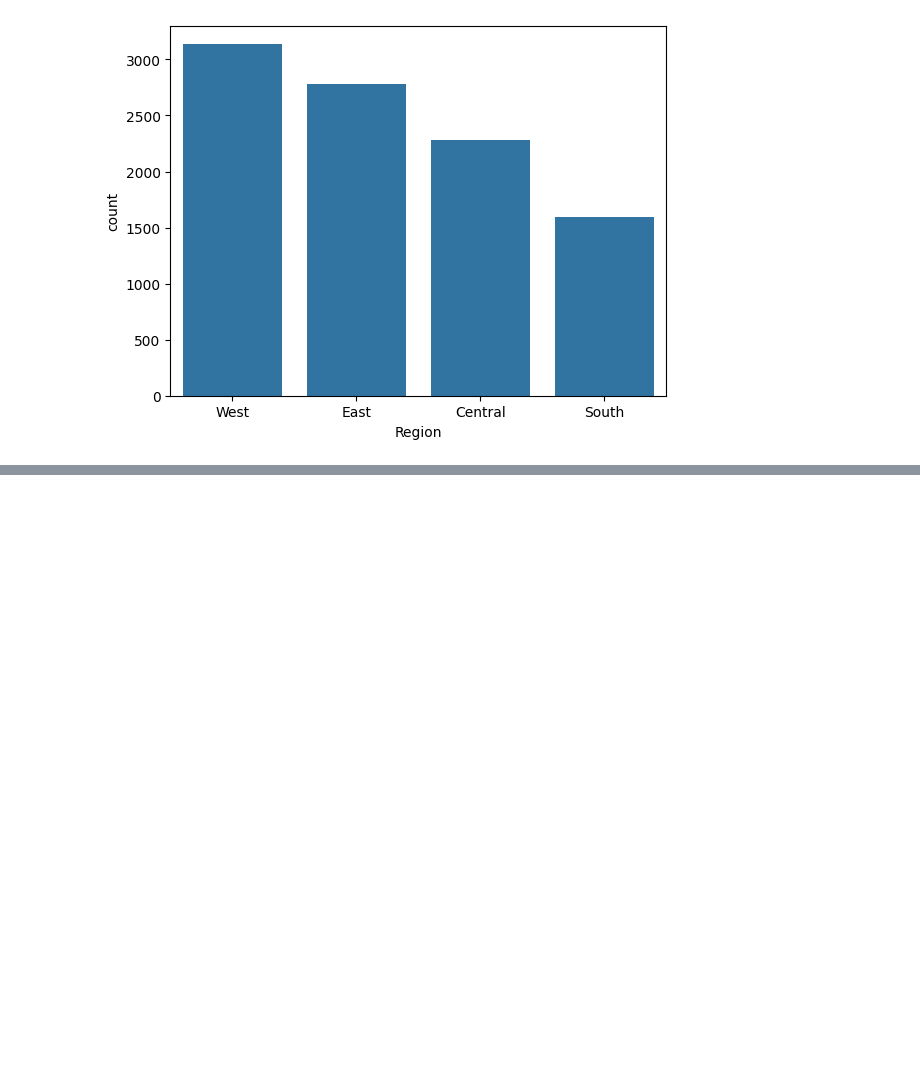
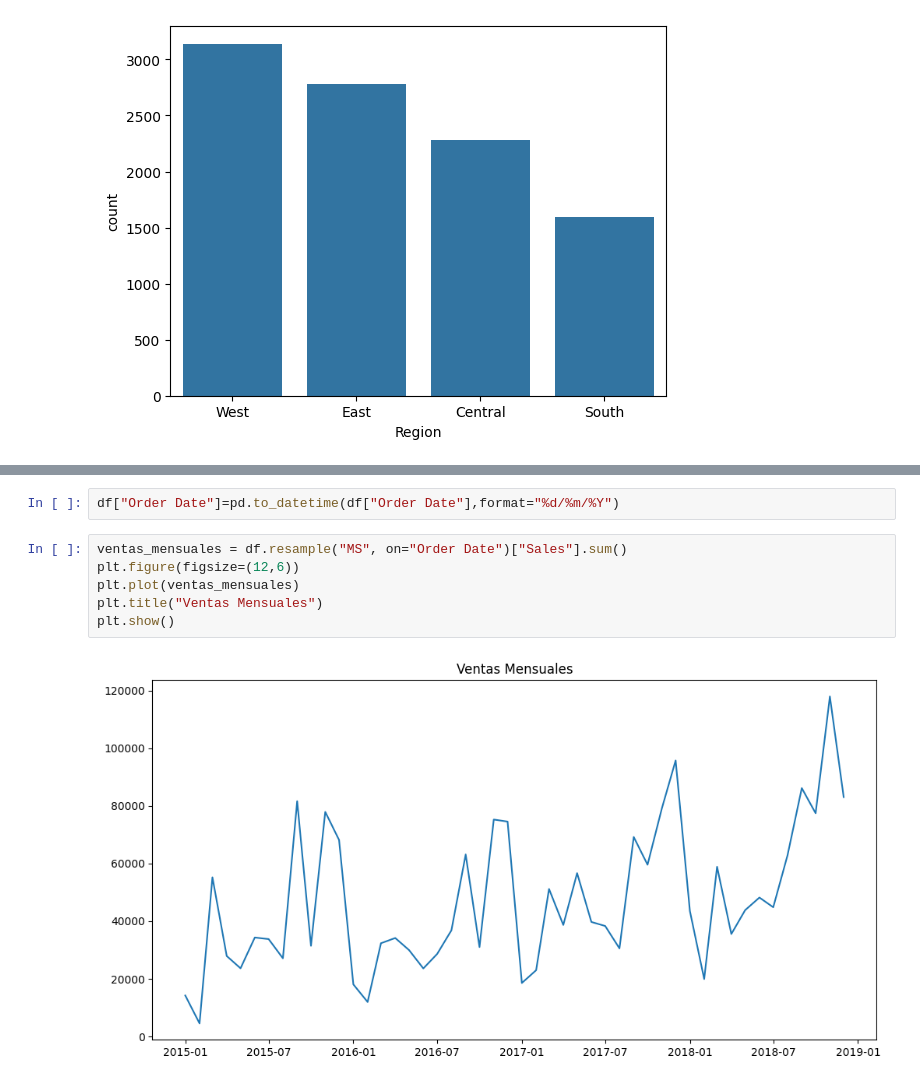
Before and after one commit to snoopynwn/analisis_de_datos_simple, a Jupyter notebook: analisis.ipynb, the cells around one changed output, grey strips where cells are left out. Saved outputs shown, nothing was run; the diff lists cells and outputs as text; blank space fills up the shorter version.

```diff
--- a/analisis.ipynb
+++ b/analisis.ipynb
@@ -258,0 +274,10 @@ sns.barplot(x=ventas_por_region.index,y=ventas_por_region)
+# %%
+df["Order Date"]=pd.to_datetime(df["Order Date"],format="%d/%m/%Y")
+# %%
+ventas_mensuales = df.resample("MS", on="Order Date")["Sales"].sum()
+plt.figure(figsize=(12,6))
+plt.plot(ventas_mensuales)
+plt.title("Ventas Mensuales")
+plt.show()
+# %% [output]
+[figure, added]
```
Also changed, not shown: parts of 10 cells of this notebook, 1 other file.
